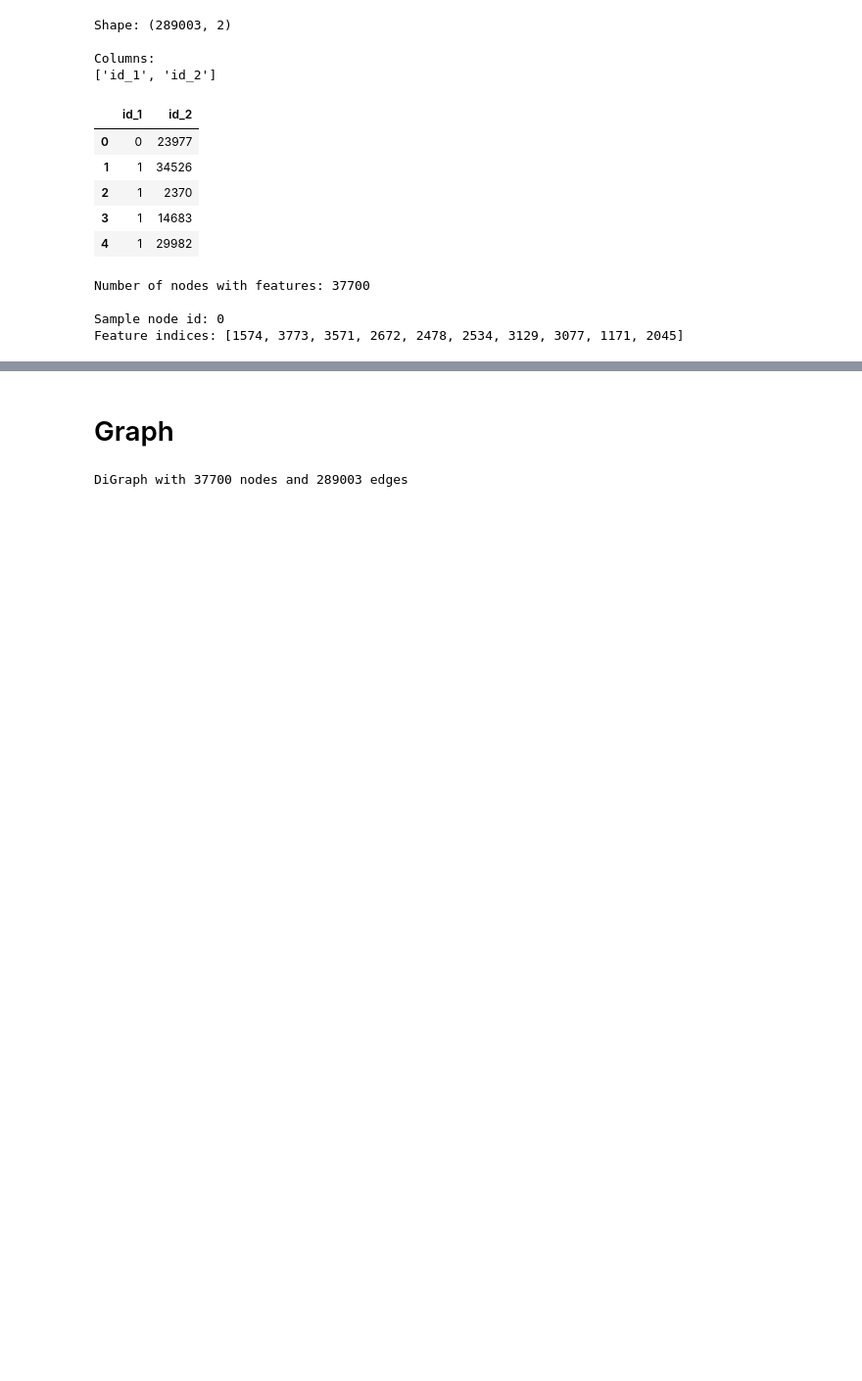
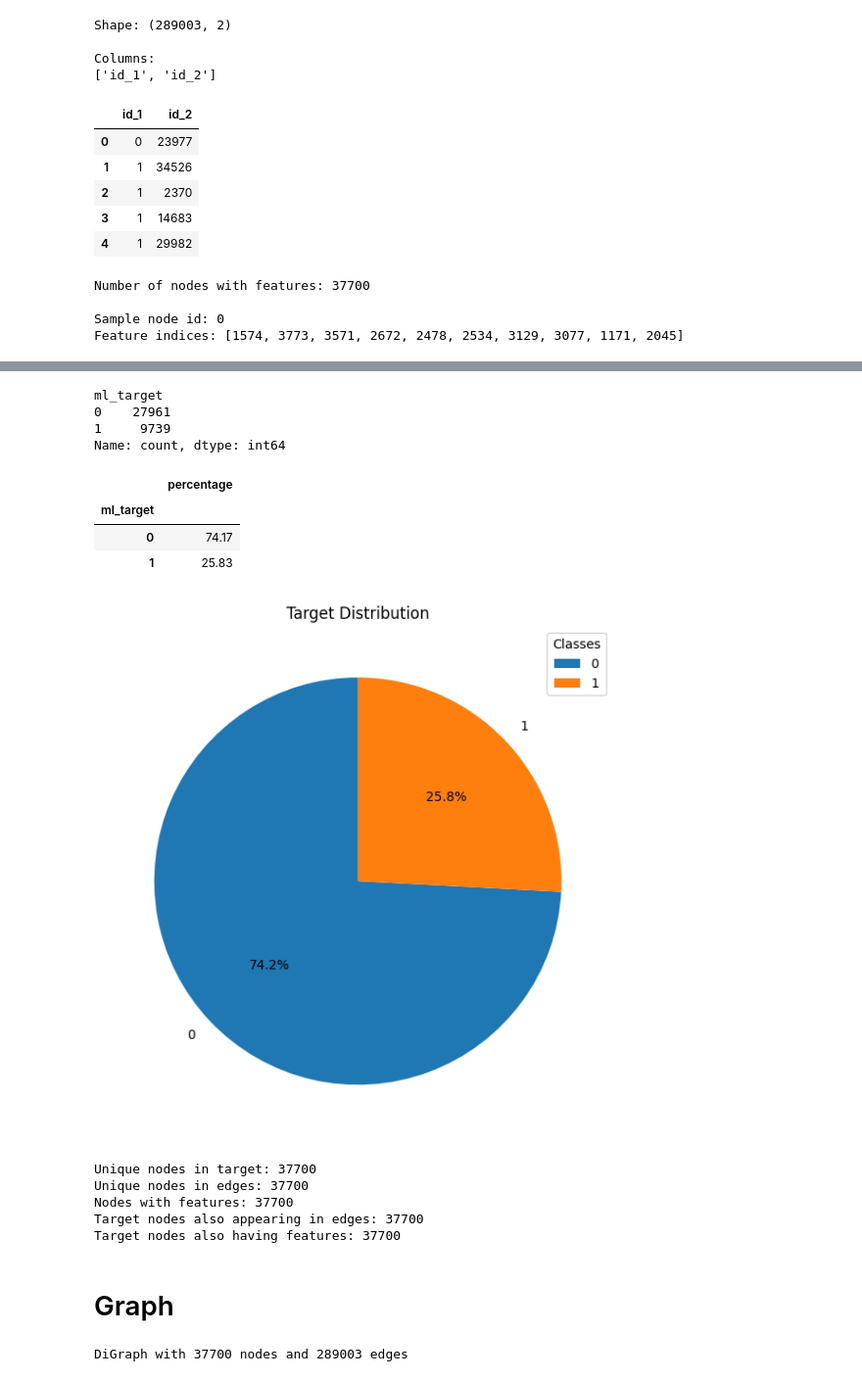
Before and after one commit to Avcuongy/social-analysis-project, a Jupyter notebook: notebooks/analysis/1_overview.ipynb, the cells around one changed output, grey strips where cells are left out. Shown at 98% size. Cells and saved outputs as stored; diff of their text form; code cells hidden in the pictures; blank space fills up the shorter version.

```diff
--- a/notebooks/analysis/1_overview.ipynb
+++ b/notebooks/analysis/1_overview.ipynb
@@ -88,3 +93,42 @@ Feature indices: [1574, 3773, 3571, 2672, 2478, 2534, 3129, 3077, 1171, 2045]
+# %%
+target_col = "ml_target"
+edge_nodes = pd.Index(df_edges[["id_1", "id_2"]].to_numpy().ravel()).unique()
+feature_nodes = set(features_json.keys())
+# %%
+df_target[target_col].value_counts()
+# %% [output]
+ml_target
+0    27961
+1     9739
+Name: count, dtype: int64
+# %%
+(df_target[target_col].value_counts(normalize=True) * 100).round(2).to_frame().rename(columns={"proportion": "percentage"})
+# %% [output]
+|  | percentage |
+| ml_target |  |
+| 0 | 74.17 |
+| 1 | 25.83 |
+# %%
+plt.figure(figsize=(6, 6))
+plt.pie(df_target[target_col].value_counts(), labels=df_target[target_col].value_counts().index, autopct="%1.1f%%", startangle=90)
+plt.title("Target Distribution")
+plt.legend(title="Classes", loc="upper right")
+plt.tight_layout()
+plt.show()
+# %% [output]
+[figure, added]
+# %%
+print(f"Unique nodes in target: {df_target['id'].nunique()}")
+print(f"Unique nodes in edges: {len(edge_nodes)}")
+print(f"Nodes with features: {len(feature_nodes)}")
+print(f"Target nodes also appearing in edges: {df_target['id'].isin(edge_nodes).sum()}")
+print(f"Target nodes also having features: {df_target['id'].astype(str).isin(feature_nodes).sum()}")
+# %% [output]
+Unique nodes in target: 37700
+Unique nodes in edges: 37700
+Nodes with features: 37700
+Target nodes also appearing in edges: 37700
+Target nodes also having features: 37700
 # %% [markdown]
 # Graph
 # %%
```
Also changed, not shown: parts of 3 cells of this notebook, 20 other files.
